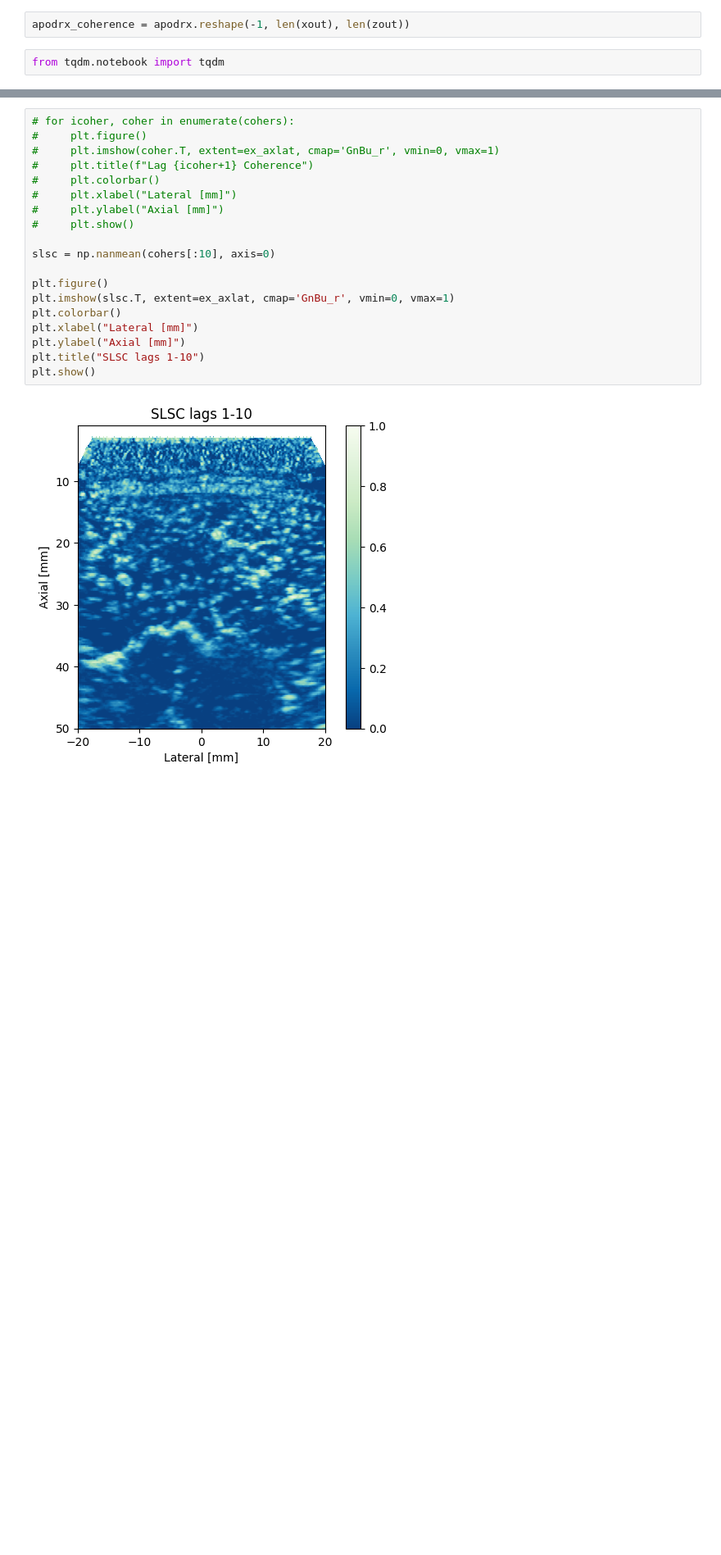
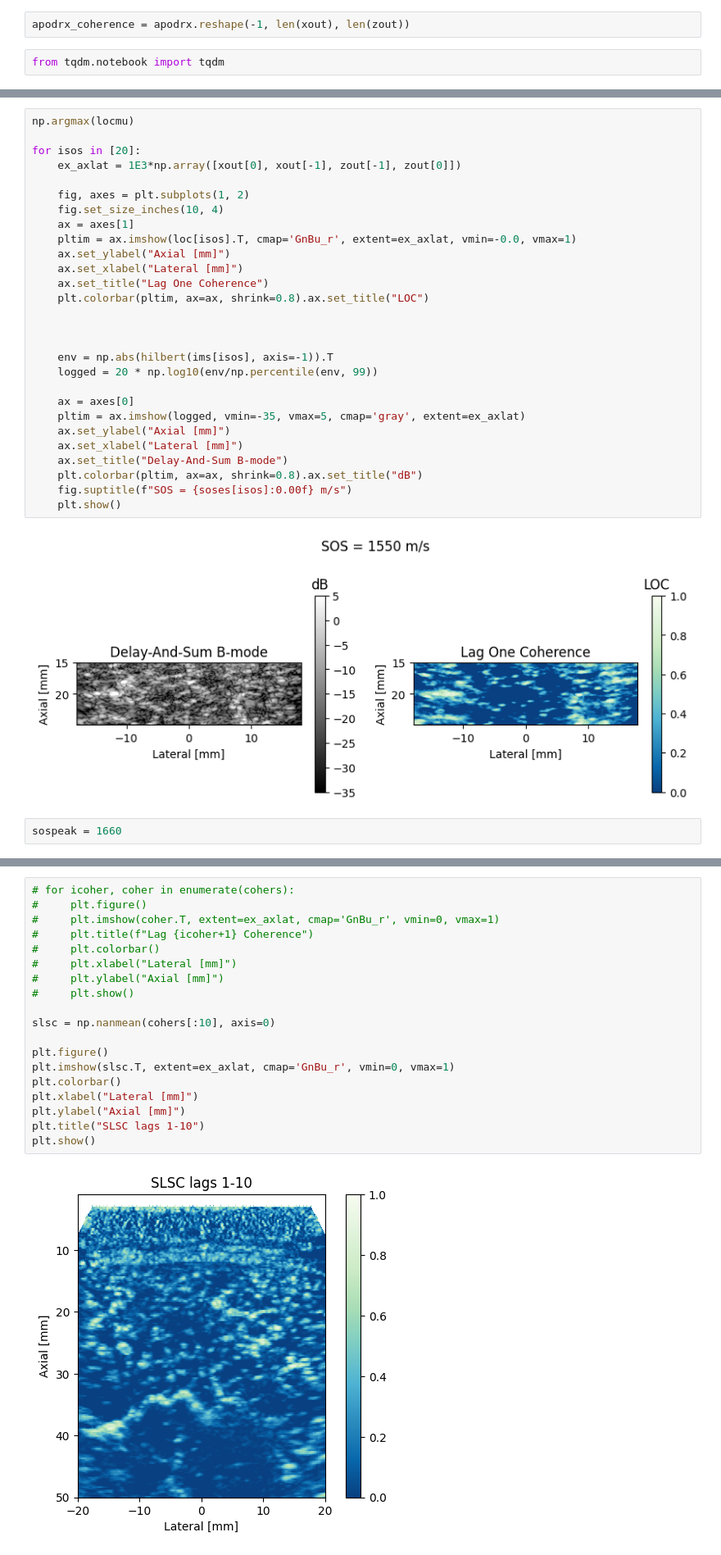
Before and after one commit to wewightman/pycbf, a Jupyter notebook: examples/develop_coherence_beamforming.ipynb, the cells around one changed output, grey strips where cells are left out. Shown at 82% size. Cells and saved outputs as stored; diff of their text form; blank space fills up the shorter version.

```diff
--- a/examples/develop_coherence_beamforming.ipynb
+++ b/examples/develop_coherence_beamforming.ipynb
@@ -88,0 +243,32 @@ from tqdm.notebook import tqdm
+# %%
+np.argmax(locmu)
+
+for isos in [20]:
+    ex_axlat = 1E3*np.array([xout[0], xout[-1], zout[-1], zout[0]])
+
+    fig, axes = plt.subplots(1, 2)
+    fig.set_size_inches(10, 4)
+    ax = axes[1]
+    pltim = ax.imshow(loc[isos].T, cmap='GnBu_r', extent=ex_axlat, vmin=-0.0, vmax=1)
+    ax.set_ylabel("Axial [mm]")
+    ax.set_xlabel("Lateral [mm]")
+    ax.set_title("Lag One Coherence")
+    plt.colorbar(pltim, ax=ax, shrink=0.8).ax.set_title("LOC")
+
+
+
+    env = np.abs(hilbert(ims[isos], axis=-1)).T
+    logged = 20 * np.log10(env/np.percentile(env, 99))
+
+    ax = axes[0]
+    pltim = ax.imshow(logged, vmin=-35, vmax=5, cmap='gray', extent=ex_axlat)
+    ax.set_ylabel("Axial [mm]")
+    ax.set_xlabel("Lateral [mm]")
+    ax.set_title("Delay-And-Sum B-mode")
+    plt.colorbar(pltim, ax=ax, shrink=0.8).ax.set_title("dB")
+    fig.suptitle(f"SOS = {soses[isos]:0.00f} m/s")
+    plt.show()
+# %% [output]
+[figure, added]
+# %%
+sospeak = 1660
```
Also changed, not shown: parts of 13 cells of this notebook, 1 other file.
